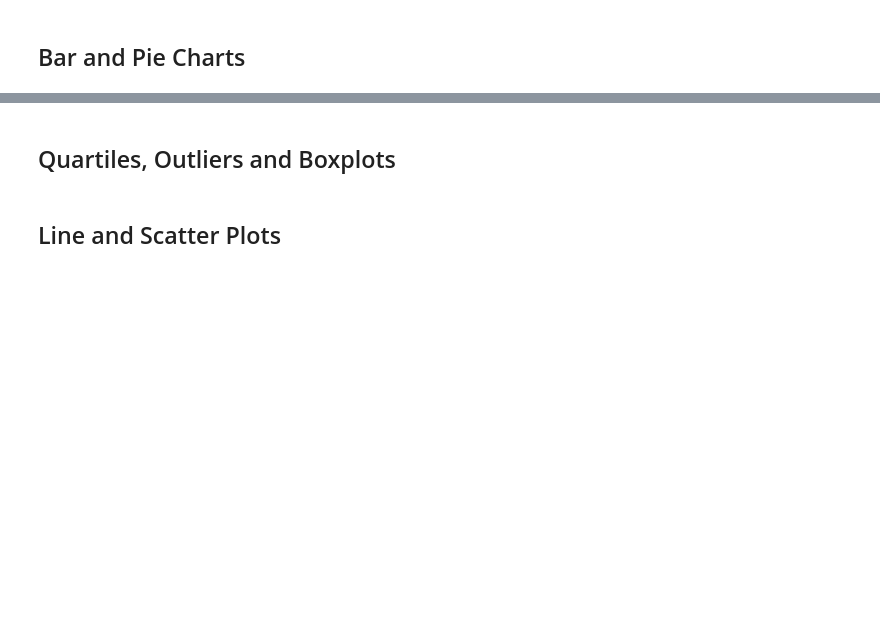
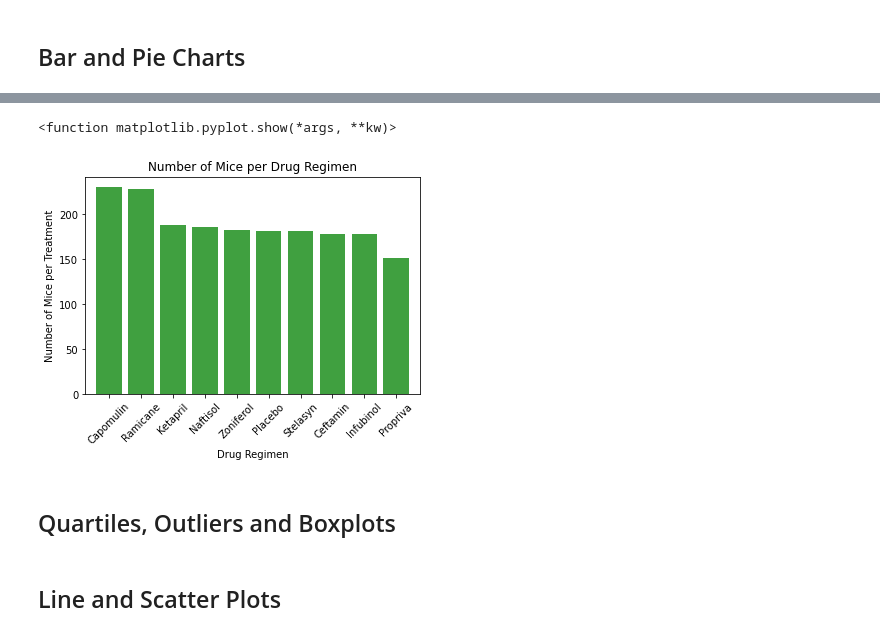
Before and after one commit to jump8621/Matplotlib_PowerofPlots, a Jupyter notebook: actual-Copy2.ipynb, the cells around one changed output, grey strips where cells are left out. Saved outputs shown, nothing was run; the diff lists cells and outputs as text; code cells hidden in the pictures; blank space fills up the shorter version.

```diff
--- a/actual-Copy2.ipynb
+++ b/actual-Copy2.ipynb
@@ -351 +394,23 @@ summary_df.head(10)
+# %%
+
+
+import numpy as np
+counts = merge2_df['Drug Regimen'].value_counts()
+counts
+len(counts)
+x_axis = np.arange(0, len(counts),1)
+y_axis = counts
+
+plt.title("Number of Mice per Drug Regimen")
+plt.xlabel("Drug Regimen")
+plt.ylabel("Number of Mice per Treatment")
+tick_locations = [value for value in x_axis]
+plt.xticks(tick_locations, ['Capomulin', 'Ramicane', 'Ketapril', 'Naftisol', 'Zoniferol', 'Placebo', 'Stelasyn', 'Ceftamin', 'Infubinol', 'Propriva'], rotation=45)
+plt.xlim(-0.75, len(x_axis)-0.25)
+
+plt.bar(x_axis, y_axis, color='green', align='center', alpha=.75)
+plt.show
+# %% [output]
+<function matplotlib.pyplot.show(*args, **kw)>
+[figure, added]
 # %%
```
Also changed, not shown: parts of 6 cells of this notebook.
